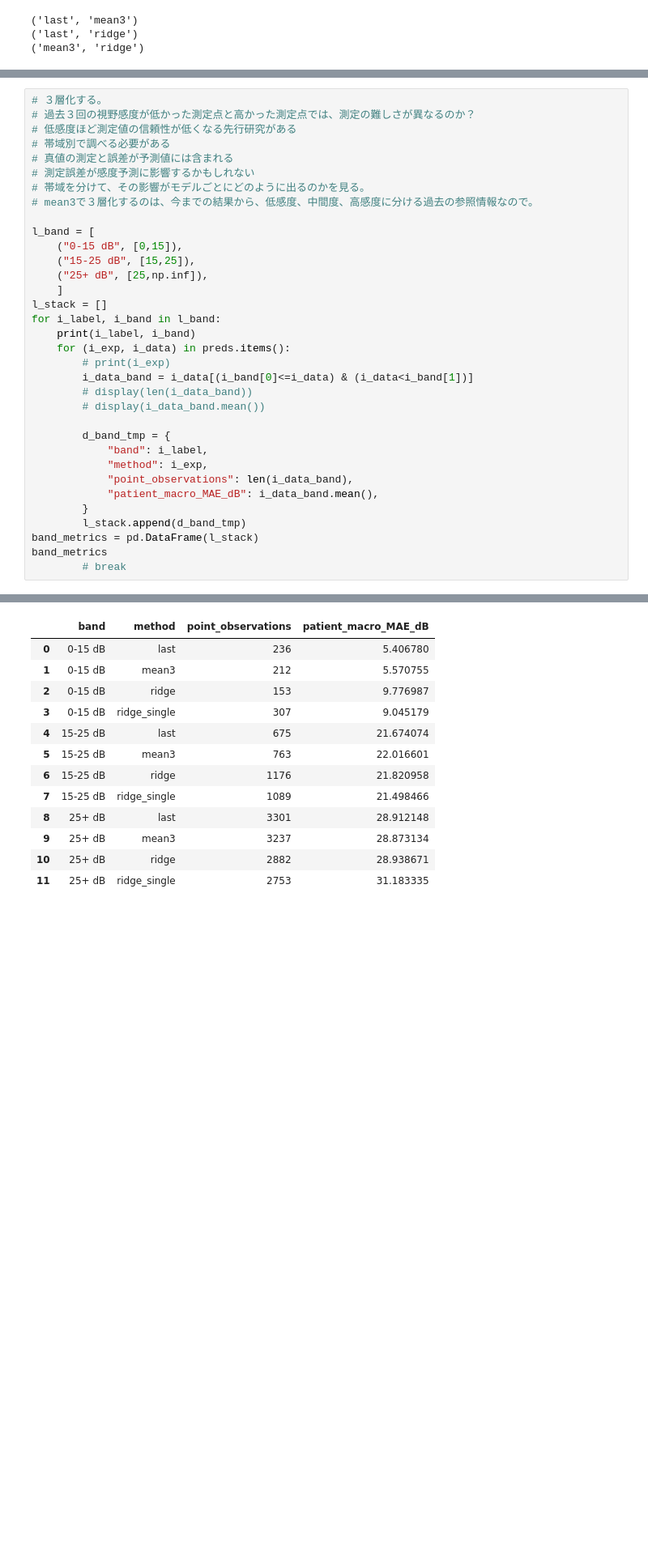
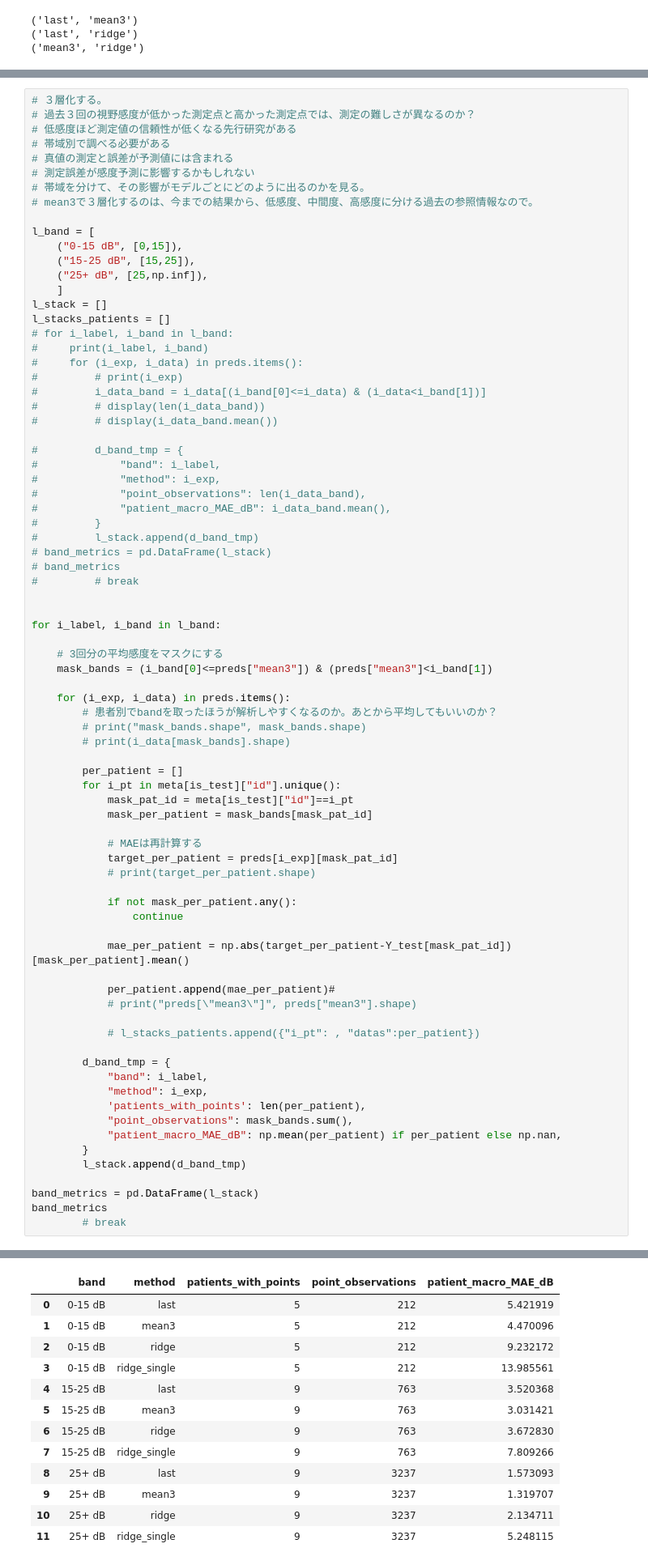
Before and after one commit to kuroganegames/biosignal_training, a Jupyter notebook: findex_halfday/try_hadlfday.ipynb, the cells around one changed output, grey strips where cells are left out. Shown at 81% size. Drawn from its saved outputs; the diff is of its cells as text; blank space fills up the shorter version.

```diff
--- a/findex_halfday/try_hadlfday.ipynb
+++ b/findex_halfday/try_hadlfday.ipynb
@@ -1105,21 +1105,65 @@ l_band = [
     ("25+ dB", [25,np.inf]),
     ]
 l_stack = []
+l_stacks_patients = []
+# for i_label, i_band in l_band:
+#     print(i_label, i_band)
+#     for (i_exp, i_data) in preds.items():
+#         # print(i_exp)
+#         i_data_band = i_data[(i_band[0]<=i_data) & (i_data<i_band[1])]
+#         # display(len(i_data_band))
+#         # display(i_data_band.mean())
+
+#         d_band_tmp = {
+#             "band": i_label,
+#             "method": i_exp,
+#             "point_observations": len(i_data_band),
+#             "patient_macro_MAE_dB": i_data_band.mean(),
+#         }
+#         l_stack.append(d_band_tmp)
+# band_metrics = pd.DataFrame(l_stack)
+# band_metrics
+#         # break
+
+
 for i_label, i_band in l_band:
-    print(i_label, i_band)
+
+    # 3回分の平均感度をマスクにする
+    mask_bands = (i_band[0]<=preds["mean3"]) & (preds["mean3"]<i_band[1])
+
     for (i_exp, i_data) in preds.items():
-        # print(i_exp)
-        i_data_band = i_data[(i_band[0]<=i_data) & (i_data<i_band[1])]
-        # display(len(i_data_band))
-        # display(i_data_band.mean())
+        # 患者別でbandを取ったほうが解析しやすくなるのか。あとから平均してもいいのか？
+        # print("mask_bands.shape", mask_bands.shape)
+        # print(i_data[mask_bands].shape)
+
+        per_patient = []
+        for i_pt in meta[is_test]["id"].unique():
+            mask_pat_id = meta[is_test]["id"]==i_pt
+            mask_per_patient = mask_bands[mask_pat_id]
+
+            # MAEは再計算する
+            target_per_patient = preds[i_exp][mask_pat_id]
+            # print(target_per_patient.shape)
+
+            if not mask_per_patient.any():
+                continue
+
+            mae_per_patient = np.abs(target_per_patient-Y_test[mask_pat_id])[mask_per_patient].mean()
+
+            per_patient.append(mae_per_patient)#
+            # print("preds[\"mean3\"]", preds["mean3"].shape)
+
+            # l_stacks_patients.append({"i_pt": , "datas":per_patient})
 
         d_band_tmp = {
             "band": i_label,
             "method": i_exp,
-            "point_observations": len(i_data_band),
-            "patient_macro_MAE_dB": i_data_band.mean(),
+            'patients_with_points': len(per_patient),
+            "point_observations": mask_bands.sum(),
+            "patient_macro_MAE_dB": np.mean(per_patient) if per_patient else np.nan,
         }
         l_stack.append(d_band_tmp)
+
 band_metrics = pd.DataFrame(l_stack)
 band_metrics
         # break
@@ -1130,13 +1171,13 @@ band_metrics
-|  | band | method | point_observations | patient_macro_MAE_dB |
-| 0 | 0-15 dB | last | 236 | 5.406780 |
-| 1 | 0-15 dB | mean3 | 212 | 5.570755 |
-| 2 | 0-15 dB | ridge | 153 | 9.776987 |
-| 3 | 0-15 dB | ridge_single | 307 | 9.045179 |
-| 4 | 15-25 dB | last | 675 | 21.674074 |
-| 5 | 15-25 dB | mean3 | 763 | 22.016601 |
-| 6 | 15-25 dB | ridge | 1176 | 21.820958 |
-| 7 | 15-25 dB | ridge_single | 1089 | 21.498466 |
-| 8 | 25+ dB | last | 3301 | 28.912148 |
-| 9 | 25+ dB | mean3 | 3237 | 28.873134 |
-| 10 | 25+ dB | ridge | 2882 | 28.938671 |
-| 11 | 25+ dB | ridge_single | 2753 | 31.183335 |
+|  | band | method | patients_with_points | point_observations | patient_macro_MAE_dB |
+| 0 | 0-15 dB | last | 5 | 212 | 5.421919 |
+| 1 | 0-15 dB | mean3 | 5 | 212 | 4.470096 |
+| 2 | 0-15 dB | ridge | 5 | 212 | 9.232172 |
+| 3 | 0-15 dB | ridge_single | 5 | 212 | 13.985561 |
+| 4 | 15-25 dB | last | 9 | 763 | 3.520368 |
+| 5 | 15-25 dB | mean3 | 9 | 763 | 3.031421 |
+| 6 | 15-25 dB | ridge | 9 | 763 | 3.672830 |
+| 7 | 15-25 dB | ridge_single | 9 | 763 | 7.809266 |
+| 8 | 25+ dB | last | 9 | 3237 | 1.573093 |
+| 9 | 25+ dB | mean3 | 9 | 3237 | 1.319707 |
+| 10 | 25+ dB | ridge | 9 | 3237 | 2.134711 |
+| 11 | 25+ dB | ridge_single | 9 | 3237 | 5.248115 |
```
Also changed, not shown: parts of 7 cells of this notebook, 2 other files.
